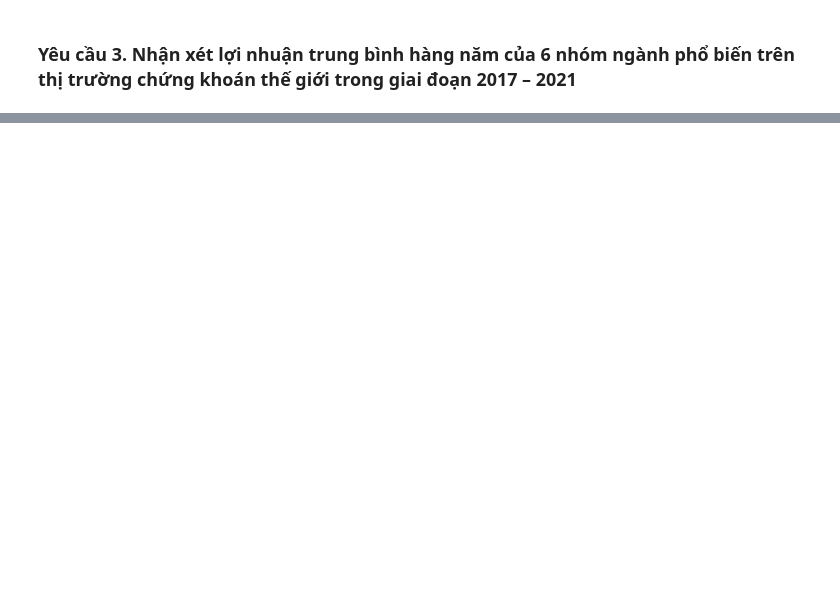
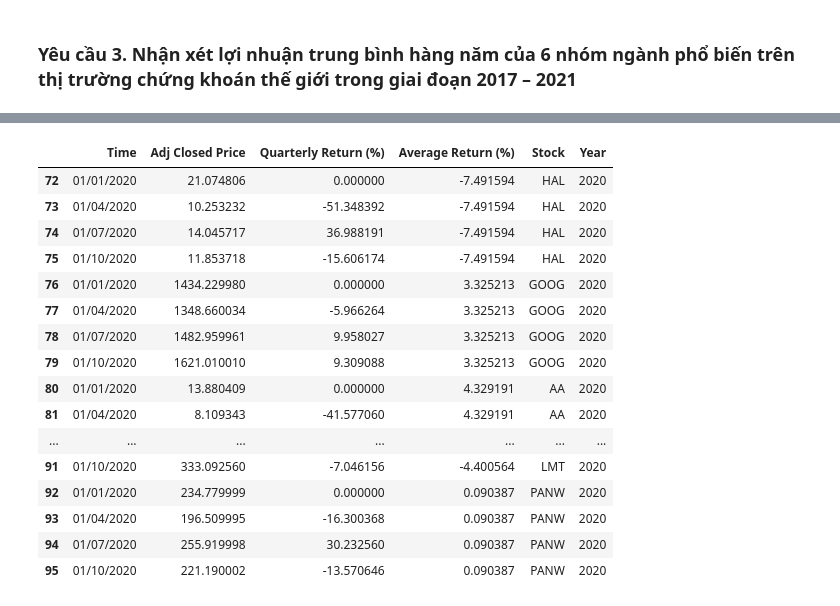
Before and after one commit to daiphuong2801/Seaborn_Tutorials, a Jupyter notebook: STOCK CASE STUDY.ipynb, the cells around one changed output, grey strips where cells are left out. Drawn from its saved outputs; the diff is of its cells as text; code cells hidden in the pictures; blank space fills up the shorter version.

```diff
--- a/STOCK CASE STUDY.ipynb
+++ b/STOCK CASE STUDY.ipynb
@@ -129,0 +141,21 @@ ax.set_xticklabels(xticks, rotation = 0, fontsize = 15)
+# %%
+st111_df = stock_df_new[stock_df_new['Year'] == 2020]
+st111_df
+# %% [output]
+|  | Time | Adj Closed Price | Quarterly Return (%) | Average Return (%) | Stock | Year |
+| 72 | 01/01/2020 | 21.074806 | 0.000000 | -7.491594 | HAL | 2020 |
+| 73 | 01/04/2020 | 10.253232 | -51.348392 | -7.491594 | HAL | 2020 |
+| 74 | 01/07/2020 | 14.045717 | 36.988191 | -7.491594 | HAL | 2020 |
+| 75 | 01/10/2020 | 11.853718 | -15.606174 | -7.491594 | HAL | 2020 |
+| 76 | 01/01/2020 | 1434.229980 | 0.000000 | 3.325213 | GOOG | 2020 |
+| 77 | 01/04/2020 | 1348.660034 | -5.966264 | 3.325213 | GOOG | 2020 |
+| 78 | 01/07/2020 | 1482.959961 | 9.958027 | 3.325213 | GOOG | 2020 |
+| 79 | 01/10/2020 | 1621.010010 | 9.309088 | 3.325213 | GOOG | 2020 |
+| 80 | 01/01/2020 | 13.880409 | 0.000000 | 4.329191 | AA | 2020 |
+| 81 | 01/04/2020 | 8.109343 | -41.577060 | 4.329191 | AA | 2020 |
+| ... | ... | ... | ... | ... | ... | ... |
+| 91 | 01/10/2020 | 333.092560 | -7.046156 | -4.400564 | LMT | 2020 |
+| 92 | 01/01/2020 | 234.779999 | 0.000000 | 0.090387 | PANW | 2020 |
+| 93 | 01/04/2020 | 196.509995 | -16.300368 | 0.090387 | PANW | 2020 |
+| 94 | 01/07/2020 | 255.919998 | 30.232560 | 0.090387 | PANW | 2020 |
+| 95 | 01/10/2020 | 221.190002 | -13.570646 | 0.090387 | PANW | 2020 |
```
Also changed, not shown: parts of 11 cells of this notebook.
